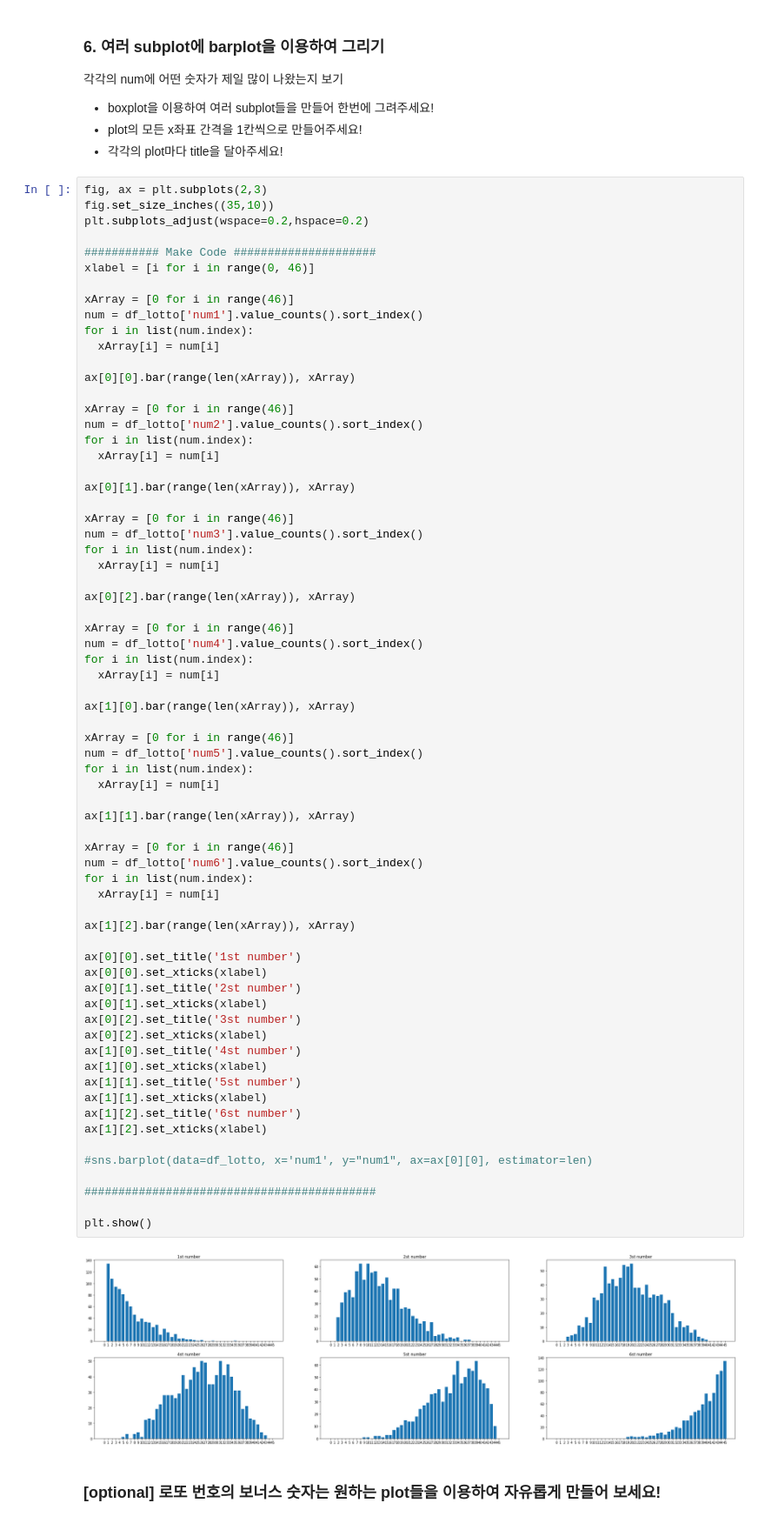
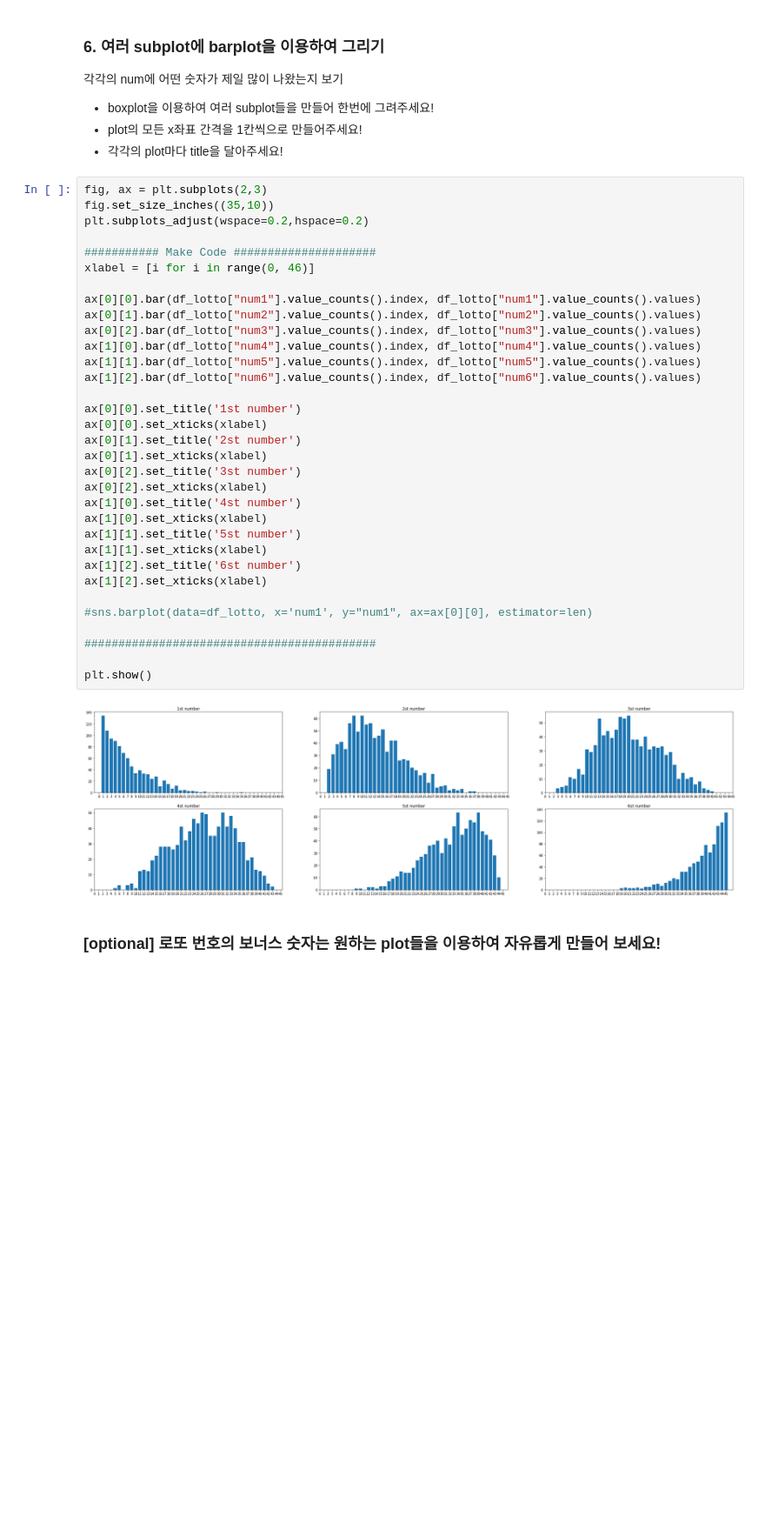
Before and after one commit to sanghyeon0114/DAP_, a Jupyter notebook: lecture4.ipynb, the cells around one changed output. Shown at 87% size. Saved outputs shown, nothing was run; the diff lists cells and outputs as text; blank space fills up the shorter version.

```diff
--- a/lecture4.ipynb
+++ b/lecture4.ipynb
@@ -419,73 +419,38 @@ df_lotto
 # %%
 fig, ax = plt.subplots(2,3)
 fig.set_size_inches((35,10))
 plt.subplots_adjust(wspace=0.2,hspace=0.2)
 
 ########### Make Code #####################
 xlabel = [i for i in range(0, 46)]
 
-xArray = [0 for i in range(46)]
-num = df_lotto['num1'].value_counts().sort_index()
-for i in list(num.index):
-  xArray[i] = num[i]
-
-ax[0][0].bar(range(len(xArray)), xArray)
-
-xArray = [0 for i in range(46)]
-num = df_lotto['num2'].value_counts().sort_index()
-for i in list(num.index):
-  xArray[i] = num[i]
-
-ax[0][1].bar(range(len(xArray)), xArray)
-
-xArray = [0 for i in range(46)]
-num = df_lotto['num3'].value_counts().sort_index()
-for i in list(num.index):
-  xArray[i] = num[i]
-
-ax[0][2].bar(range(len(xArray)), xArray)
-
-xArray = [0 for i in range(46)]
-num = df_lotto['num4'].value_counts().sort_index()
-for i in list(num.index):
-  xArray[i] = num[i]
-
-ax[1][0].bar(range(len(xArray)), xArray)
-
-xArray = [0 for i in range(46)]
-num = df_lotto['num5'].value_counts().sort_index()
-for i in list(num.index):
-  xArray[i] = num[i]
-
-ax[1][1].bar(range(len(xArray)), xArray)
-
-xArray = [0 for i in range(46)]
-num = df_lotto['num6'].value_counts().sort_index()
-for i in list(num.index):
-  xArray[i] = num[i]
-
-ax[1][2].bar(range(len(xArray)), xArray)
+ax[0][0].bar(df_lotto["num1"].value_counts().index, df_lotto["num1"].value_counts().values)
+ax[0][1].bar(df_lotto["num2"].value_counts().index, df_lotto["num2"].value_counts().values)
+ax[0][2].bar(df_lotto["num3"].value_counts().index, df_lotto["num3"].value_counts().values)
+ax[1][0].bar(df_lotto["num4"].value_counts().index, df_lotto["num4"].value_counts().values)
+ax[1][1].bar(df_lotto["num5"].value_counts().index, df_lotto["num5"].value_counts().values)
+ax[1][2].bar(df_lotto["num6"].value_counts().index, df_lotto["num6"].value_counts().values)
 
 ax[0][0].set_title('1st number')
 ax[0][0].set_xticks(xlabel)
 ax[0][1].set_title('2st number')
 ax[0][1].set_xticks(xlabel)
 ax[0][2].set_title('3st number')
 ax[0][2].set_xticks(xlabel)
 ax[1][0].set_title('4st number')
 ax[1][0].set_xticks(xlabel)
 ax[1][1].set_title('5st number')
 ax[1][1].set_xticks(xlabel)
 ax[1][2].set_title('6st number')
 ax[1][2].set_xticks(xlabel)
 
 #sns.barplot(data=df_lotto, x='num1', y="num1", ax=ax[0][0], estimator=len)
 
 ###########################################
 
 plt.show()
 # %% [output]
-[figure, old version]
+[figure, new version]
 # %% [markdown]
 ### [optional] 로또 번호의 보너스 숫자는 원하는 plot들을 이용하여 자유롭게 만들어 보세요!
 # %%
```
